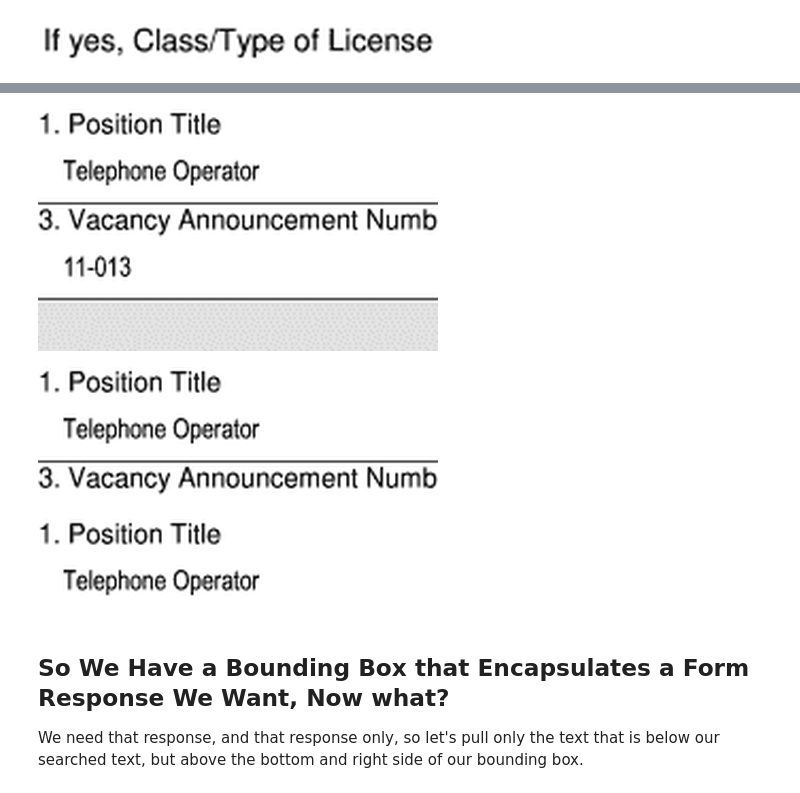
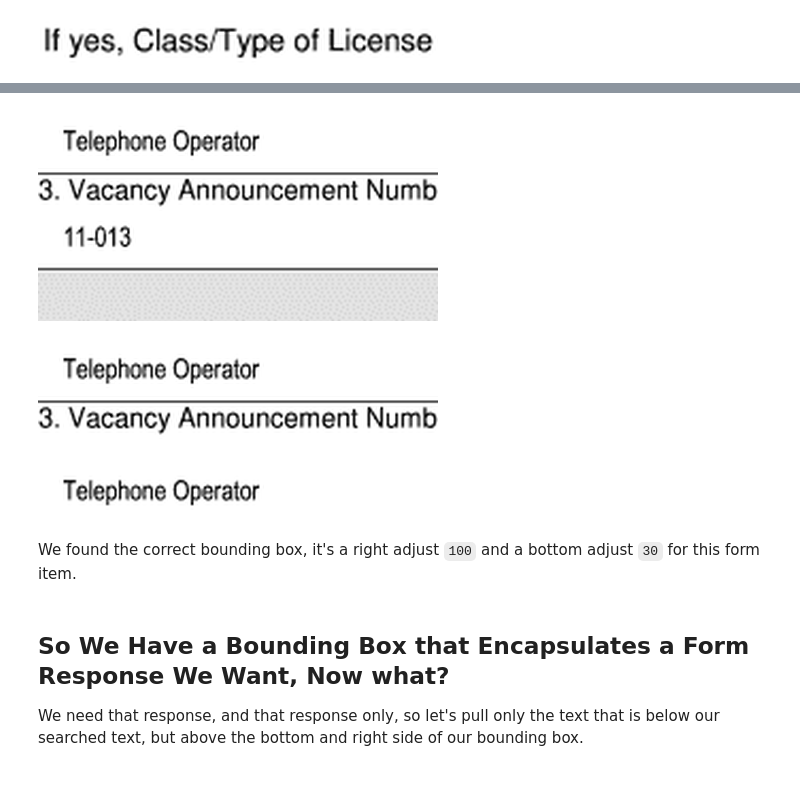
Before and after one commit to JoeHelbing/OCR-VLM-Embedding-Comprehensive-Testing, a Jupyter notebook: docling/Docling_text_extraction.ipynb, the cells around one changed output, grey strips where cells are left out. Cells and saved outputs as stored; diff of their text form; code cells hidden in the pictures.

```diff
--- a/docling/Docling_text_extraction.ipynb
+++ b/docling/Docling_text_extraction.ipynb
@@ -203,0 +166,9 @@ display(Image.open(img_path))
+# %%
+# Load image from URL
+url = "https://raw.githubusercontent.com/JoeHelbing/OCR-VLM-Embedding-Comprehensive-Testing/master/data/forms/large.png"
+response = requests.get(url)
+img = response.content
+img = Image.open(BytesIO(img))
+
+# Display image
+display(img)
@@ -498,6 +484,2 @@ def flip_doc_y_axis(doc):
 flip_doc = flip_doc_y_axis(doc)
-# %%
-# We have to flip the y-axis for the bounding box coordinates just to maintian consistency with the image coordinates
-# Pillow uses the top-left corner as the origin, while the OCR coordinates use the bottom-left corner as the origin
-flip_doc = flip_doc_y_axis(doc)
 # %%
@@ -578,25 +558,30 @@ Let's construct the bounding box to get that info.
 # %%
-"""Function to visualize bounding boxes of found text overlayed on cropped image"""
-
-
 def crop_and_display_position_title(
-    search_text, doc, img_path, right_adjust=100, bottom_adjust=35
+    search_text, doc, img, right_adjust=100, bottom_adjust=35
 ):
+    """
+    Function to visualize the altered bounding box of found text and pixel adjustments
+    returning a cropped and resized image using the found text bounding box plus adjustments
+    """
     # Now we adjust the bounding box to include below the found text
     found_text = find_text_bbox(search_text, doc)
-    # Open image
-    img = Image.open(img_path)
     img_height = img.height
     img_width = img.width
 
     # Get bounding box from first match
     bbox = found_text[0].prov[0].bbox
 
-    # Convert coordinates from BOTTOMLEFT to TOPLEFT
-    left = bbox.l
-    right = bbox.r + right_adjust  # Adjust right to include the text if it overflows
-    top = bbox.t
-    bottom = bbox.b + bottom_adjust  # Adjust bottom to include the text below
+    # Create a bounding box incorporating the right and bottom adjustments
+    cbbox = BoundingBox(
+        l=bbox.l,
+        t=bbox.b,
+        r=bbox.r + right_adjust,
+        b=bbox.b + bottom_adjust,
+        origin=CoordOrigin.TOPLEFT,
+    )
 
-    resized_img = crop_and_resize(img, left, top, right, bottom, img_height, img_width)
+    # Crop the image using that altered bounding box and resize the image so it looks good
+    resized_img = crop_and_resize(
+        img, cbbox.l, cbbox.t, cbbox.r, cbbox.b, img_height, img_width
+    )
     return resized_img
@@ -603,30 +604,32 @@ def crop_and_display_position_title(
 # %%
 # right adjust looks decent, bottom adjust is too much, we iterate to find the best value
 display(
     crop_and_display_position_title(
-        "Position Title", flip_doc, img_path, right_adjust=100, bottom_adjust=100
+        "Position Title", flip_doc, img, right_adjust=100, bottom_adjust=100
     )
 )
 # %% [output]
-[figure, old version]
+[figure, new version]
 # %%
 # Still no good, we try a smaller bottom adjust
 display(
     crop_and_display_position_title(
-        "Position Title", flip_doc, img_path, right_adjust=100, bottom_adjust=50
+        "Position Title", flip_doc, img, right_adjust=100, bottom_adjust=50
     )
 )
 # %% [output]
-[figure, old version]
+[figure, new version]
 # %%
 # Perfection
 display(
     crop_and_display_position_title(
-        "Position Title", flip_doc, img_path, right_adjust=100, bottom_adjust=30
+        "Position Title", flip_doc, img, right_adjust=100, bottom_adjust=30
     )
 )
 # %% [output]
-[figure, old version]
+[figure, new version]
+# %% [markdown]
+We found the correct bounding box, it's a right adjust `100` and a bottom adjust `30` for this form item.
 # %% [markdown]
 ## So We Have a Bounding Box that Encapsulates a Form Response We Want, Now what?
 We need that response, and that response only, so let's pull only the text that is below our searched text, but above the bottom and right side of our bounding box.
```
Also changed, not shown: parts of 36 cells of this notebook.
